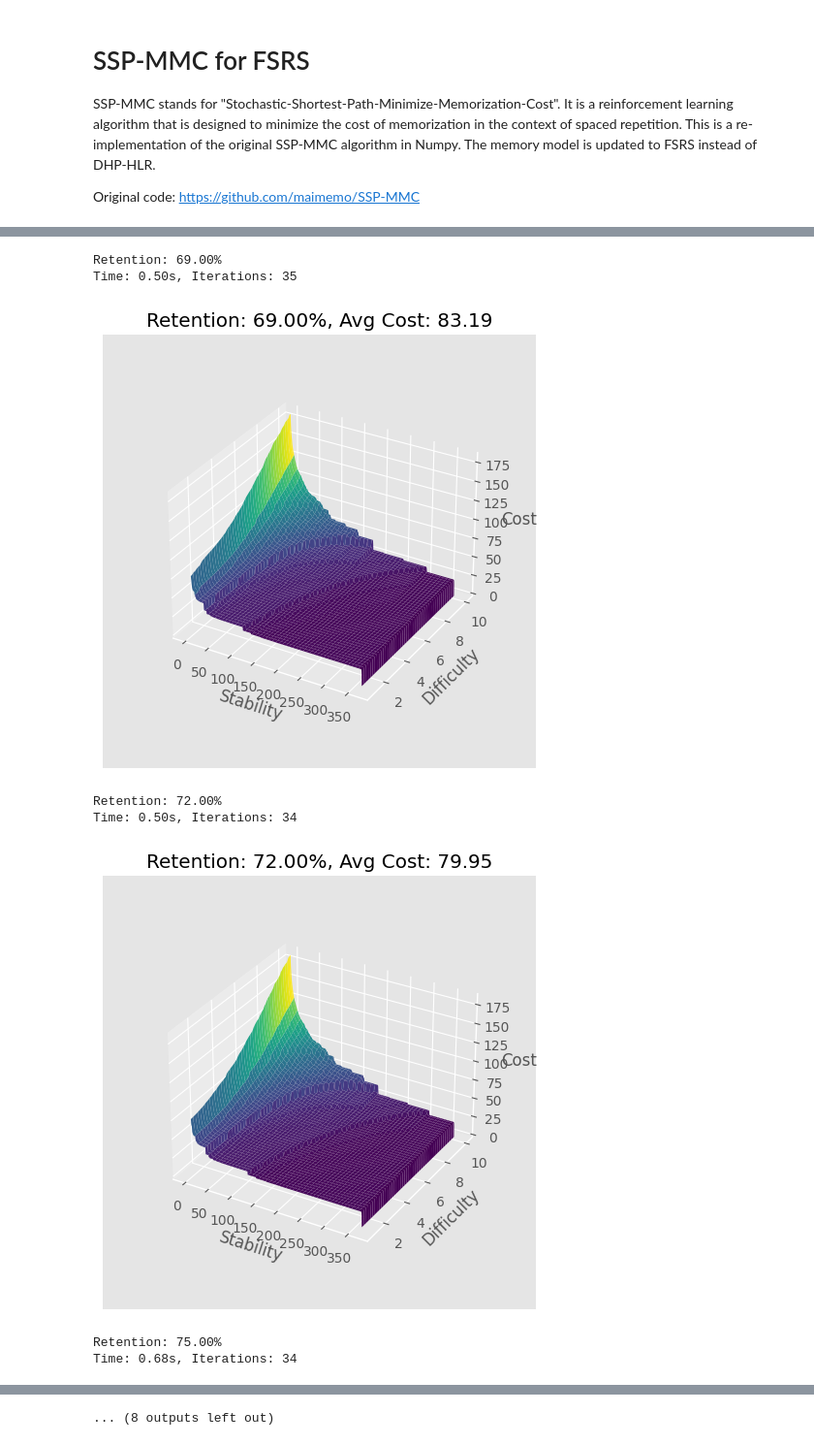
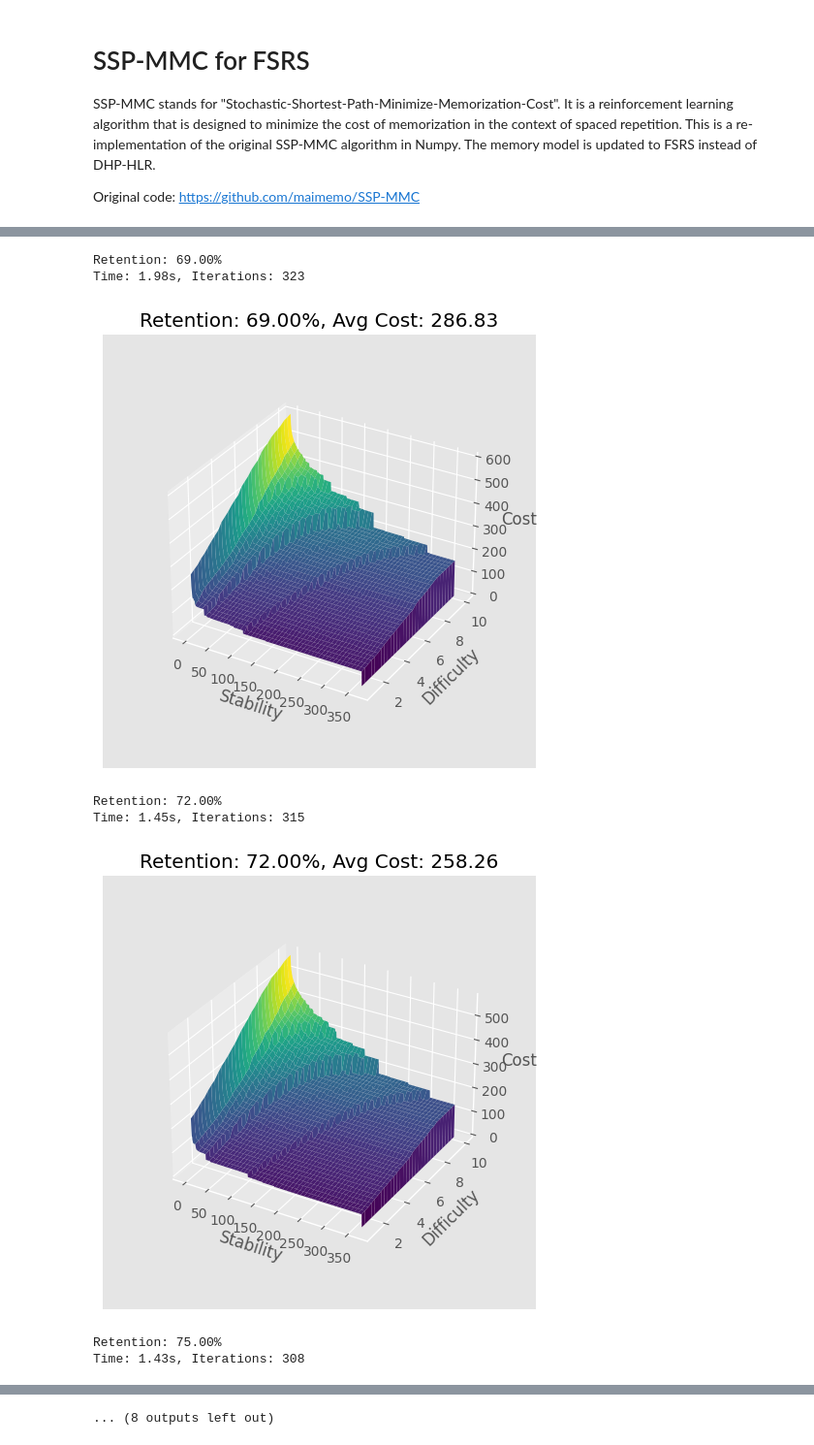
Before and after one commit to open-spaced-repetition/SSP-MMC-FSRS, a Jupyter notebook: notebook.ipynb, the cells around one changed output, grey strips where cells are left out. Shown at 97% size. Drawn from its saved outputs; the diff is of its cells as text; code cells hidden in the pictures.

```diff
--- a/notebook.ipynb
+++ b/notebook.ipynb
@@ -18,17 +18,20 @@ easy_cost = 6
 first_rating_prob = np.array([0.15, 0.2, 0.6, 0.05])
 review_rating_prob = np.array([0.3, 0.6, 0.1])
 
-s_size = 1000
-s_min = 0.5
+s_min = 0.1
 s_max = 365
+s_eps = 0.4
+s_size = np.ceil((s_max - s_min) / s_eps + 1).astype(int)
 
-d_size = 90
 d_min = 1
 d_max = 10
+d_eps = 0.3
+d_size = np.ceil((d_max - d_min) / d_eps + 1).astype(int)
 
-r_size = 30
 r_min = 0.69
 r_max = 0.96
+r_eps = 0.03
+r_size = np.ceil((r_max - r_min) / r_eps + 1).astype(int)
 
 DECAY = -0.5
 FACTOR = 0.9 ** (1.0 / DECAY) - 1.0
@@ -59,7 +62,7 @@ w = [
 
 def stability_after_success(s, d, r, g):
     return np.maximum(
-        s_min,
+        s + s_eps,
         s
         * (
             1
@@ -111,8 +114,7 @@ def r2i(r): return np.clip(np.floor((r - r_min) /
 # indexes to cost
 
 
-def i2c(s, d): return cost_matrix[d2i(d), np.maximum(
-    s2i(s), s2i(s_state_mesh) + 1).clip(0, s_size - 1)]
+def i2c(s, d): return cost_matrix[d2i(d), s2i(s)]
 # %%
 i = 0
 diff = 10000
@@ -130,7 +132,7 @@ s_state_mesh, d_state_mesh, r_state_mesh = np.meshgrid(
 ivl_mesh = next_interval(s_state_mesh, r_state_mesh)
 r_state_mesh = power_forgetting_curve(ivl_mesh, s_state_mesh)
 
-while i < n_iter and diff > 1e-6 * s_size * d_size:
+while i < n_iter and diff > 1e-4 * s_size * d_size:
     next_stability_after_again = stability_after_failure(
         s_state_mesh, d_state_mesh, r_state_mesh
     )
@@ -241,7 +253,7 @@ for r in r_range:
     i = 0
     diff = 10000
     n_iter = 1000
-    while i < n_iter and diff > 1e-6 * s_size * d_size:
+    while i < n_iter and diff > 1e-4 * s_size * d_size:
         next_stability_after_again = stability_after_failure(
             s_state_mesh, d_state_mesh, r_state_mesh
         )
@@ -280,37 +292,37 @@ for r in r_range:
                 review_rating_prob[0] * next_cost_after_hard
                 + review_rating_prob[1] * next_cost_after_good
                 + review_rating_prob[2] * next_cost_after_easy
             )
             + (1 - r_state_mesh) * next_cost_after_again
         )
         # update cost matrix
         optimal_cost = np.minimum(cost_matrix, expected_cost)
         diff = cost_matrix.sum() - optimal_cost.sum()
         cost_matrix = optimal_cost
         i += 1
     end = time.time()
     print(f"Time: {end - start:.2f}s, Iterations: {i}")
     init_stability = np.array(w[0:4])
     init_difficulty = np.array([w[4] - (3 - g) * w[5] for g in range(1, 5)])
     init_cost = cost_matrix[d2i(init_difficulty), s2i(init_stability)]
     avg_cost = init_cost @ first_rating_prob
     costs.append(avg_cost)
     fig = plt.figure(figsize=(5, 5))
     ax = fig.add_subplot(111, projection="3d")
     ax.plot_surface(s_state_mesh, d_state_mesh, cost_matrix, cmap="viridis")
     ax.set_xlabel("Stability")
     ax.set_ylabel("Difficulty")
     ax.set_zlabel("Cost")
     ax.set_title(f"Retention: {r * 100:.2f}%, Avg Cost: {avg_cost:.2f}")
     ax.set_box_aspect(None, zoom=0.8)
     plt.tight_layout()
     plt.show()
 # %% [output]
 Retention: 69.00%
-Time: 0.50s, Iterations: 35
+Time: 1.98s, Iterations: 323
-[figure, old version]
+[figure, new version]
 Retention: 72.00%
-Time: 0.50s, Iterations: 34
+Time: 1.45s, Iterations: 315
-[figure, old version]
+[figure, new version]
 Retention: 75.00%
-Time: 0.68s, Iterations: 34
+Time: 1.43s, Iterations: 308
```
Also changed, not shown: parts of 4 cells of this notebook.
